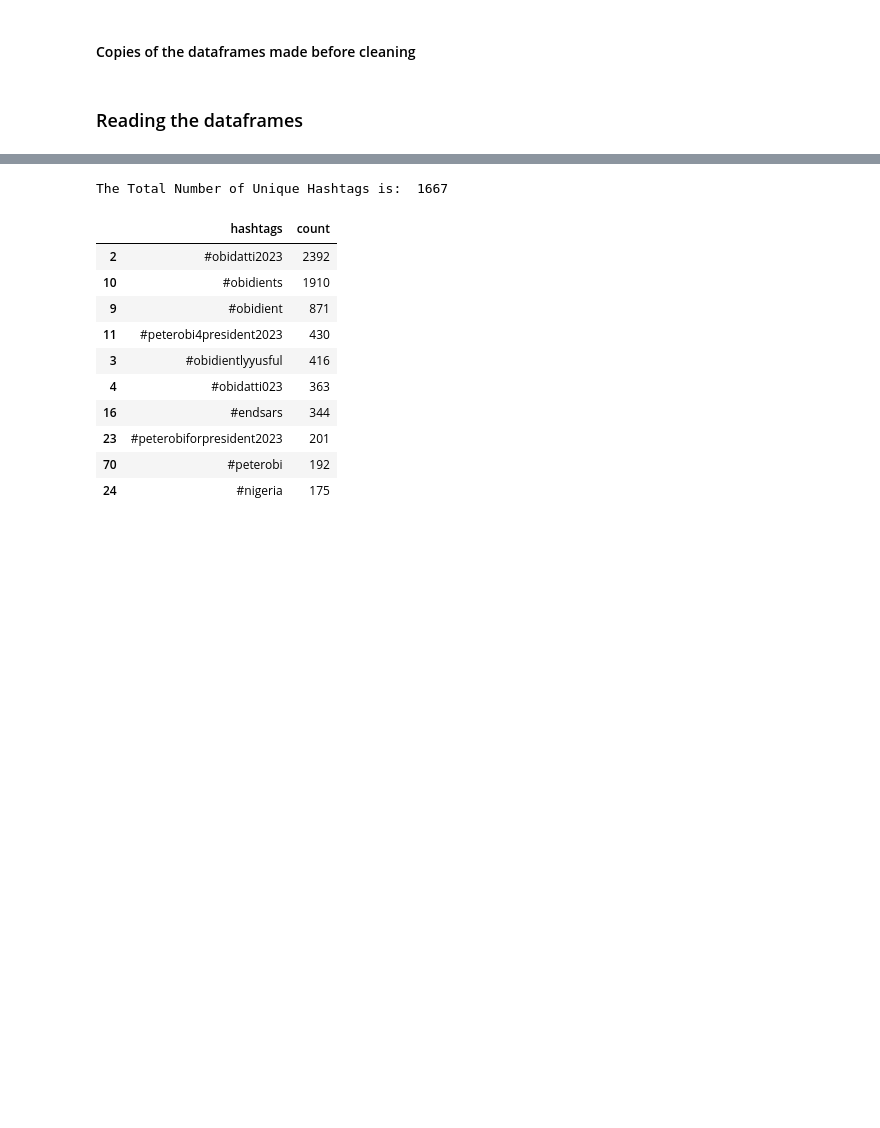
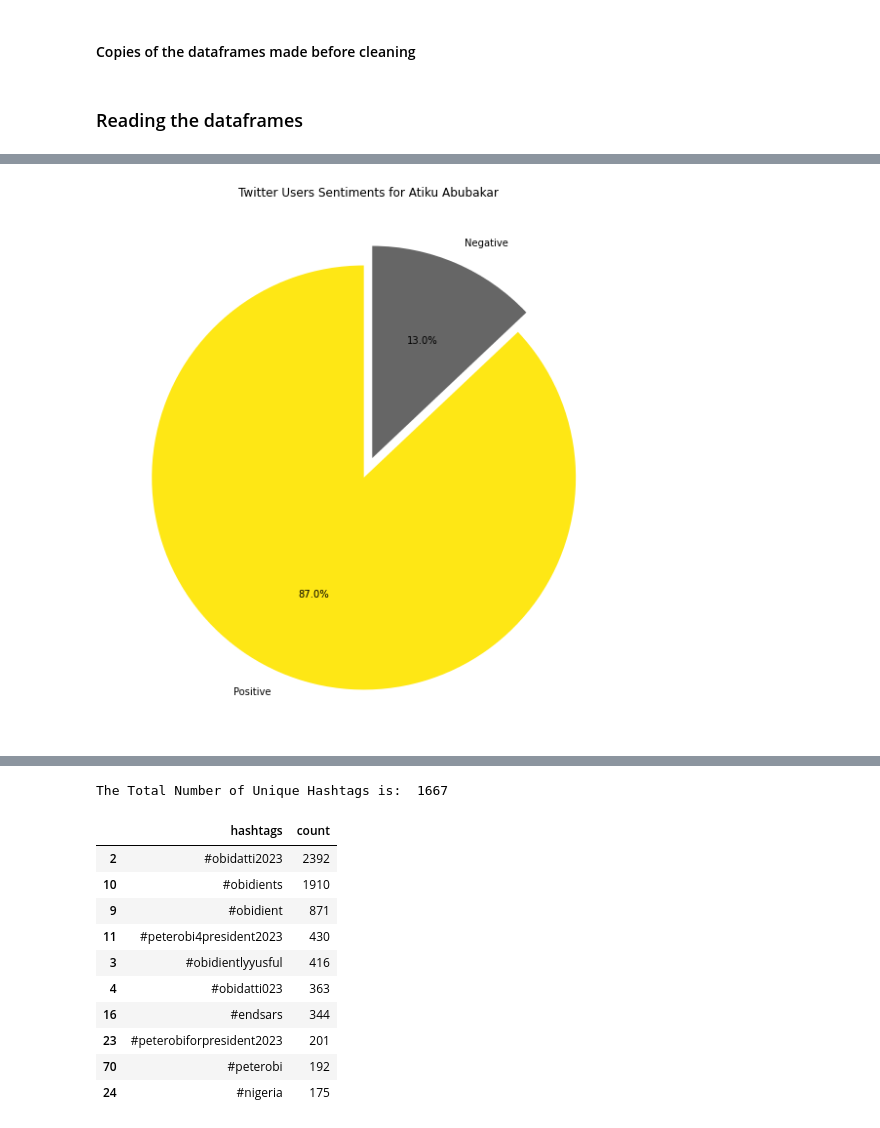
Before and after one commit to PrinssAlex/Presidential_Election_Results_2023, a Jupyter notebook: 2023elections.ipynb, the cells around one changed output, grey strips where cells are left out. Drawn from its saved outputs; the diff is of its cells as text; code cells hidden in the pictures; blank space fills up the shorter version.

Commit message:
Add files via upload
Just did the sentiment analysis for AA and BAT

```diff
--- a/2023elections.ipynb
+++ b/2023elections.ipynb
@@ -281,0 +276,2 @@ def getHashtags(tweet):
+# %%
+aa_df['hashtags']=aa_df['tweet'].apply(getHashtags)
@@ -281,0 +338,3 @@ def getHashtags(tweet):
+# %%
+# Generate a new column called 'Processed Tweets' by applying preprocessed tweets function to the 'Tweet' column.
+aa_df['Processed_Tweets']=aa_df['tweet'].apply(preprocessTweets)
@@ -281,0 +352,13 @@ def getHashtags(tweet):
+# %%
+# Apply the functions to respective columns
+aa_df['Polarity']=aa_df['Processed_Tweets'].apply(getPolarity)
+aa_df['Sentiment']=aa_df['Polarity'].apply(getSentimentTextBlob)
+# %%
+data=aa_df['Sentiment'].value_counts()
+# %%
+# Plotting a pie chart to show distribution of Sentiments
+plt.figure(figsize=[15,10], facecolor='none')
+plt.pie(data, labels=['Positive', 'Negative'], colors=['#FEE715', '#666666'], startangle=90, explode= [0.05, 0.05], autopct='%1.1f%%');
+plt.title('Twitter Users Sentiments for Atiku Abubakar');
+# %% [output]
+[figure, added]
```
Also changed, not shown: parts of 26 cells of this notebook.
